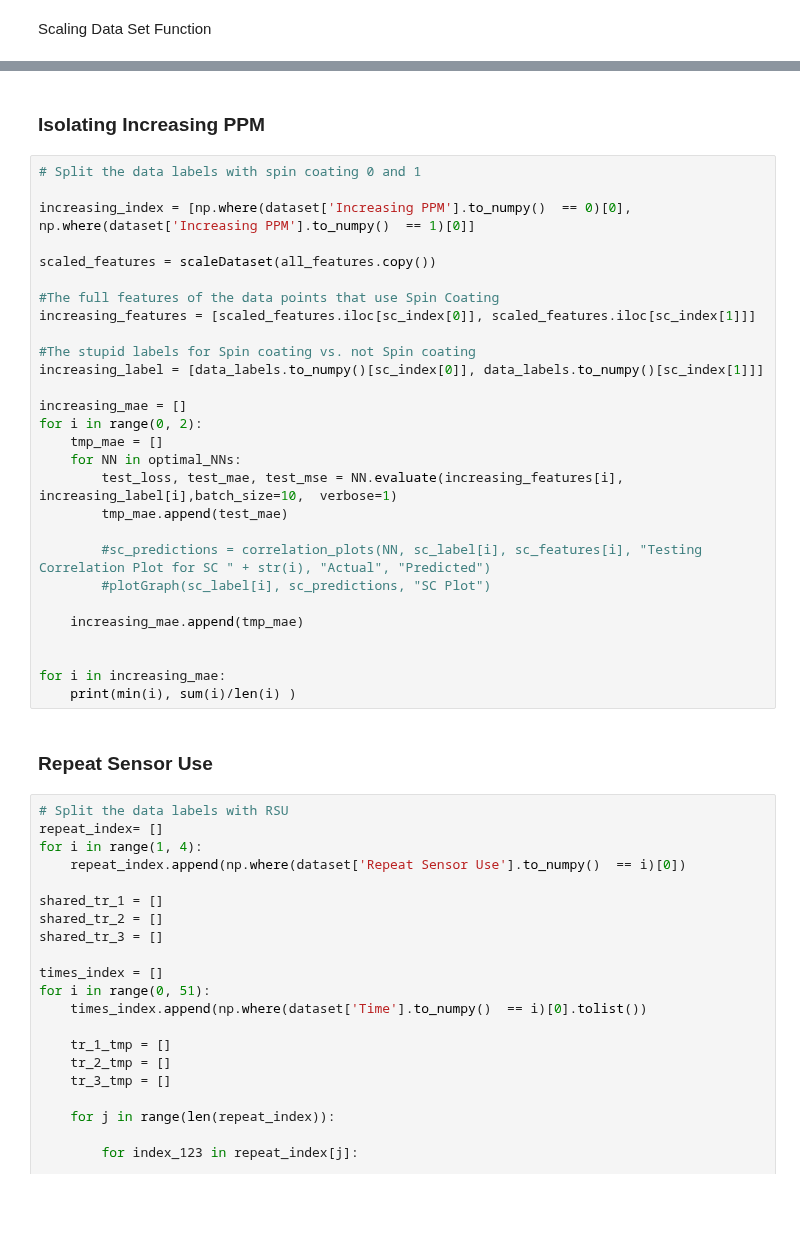
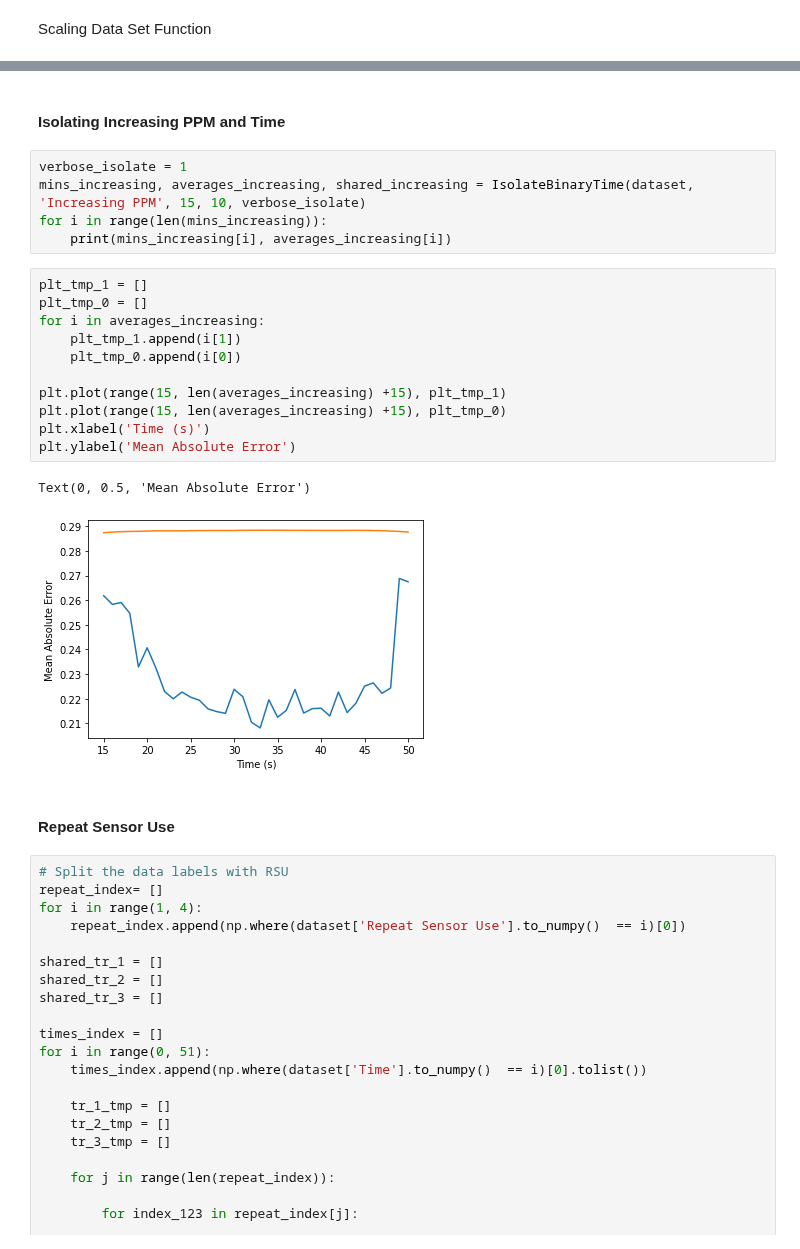
Before and after one commit to siddij3/Machine_Learning_for_Asparagine_GO_FCl, a Jupyter notebook: Asparagine Keras.ipynb, the cells around one changed output, grey strips where cells are left out. Saved outputs shown, nothing was run; the diff lists cells and outputs as text; blank space fills up the shorter version.

```diff
--- a/Asparagine Keras.ipynb
+++ b/Asparagine Keras.ipynb
@@ -401,35 +451,26 @@ for j in range(0, len(shared_mae)):
 # %% [markdown]
-### Isolating Increasing PPM
+#### Isolating Increasing PPM and Time
 # %%
-# Split the data labels with spin coating 0 and 1
-
-increasing_index = [np.where(dataset['Increasing PPM'].to_numpy()  == 0)[0], np.where(dataset['Increasing PPM'].to_numpy()  == 1)[0]]
-
-scaled_features = scaleDataset(all_features.copy())
-
-#The full features of the data points that use Spin Coating
-increasing_features = [scaled_features.iloc[sc_index[0]], scaled_features.iloc[sc_index[1]]]
-
-#The stupid labels for Spin coating vs. not Spin coating
-increasing_label = [data_labels.to_numpy()[sc_index[0]], data_labels.to_numpy()[sc_index[1]]]
-
-increasing_mae = []
-for i in range(0, 2):
-    tmp_mae = []
-    for NN in optimal_NNs:
-        test_loss, test_mae, test_mse = NN.evaluate(increasing_features[i], increasing_label[i],batch_size=10,  verbose=1)
-        tmp_mae.append(test_mae)
-
-        #sc_predictions = correlation_plots(NN, sc_label[i], sc_features[i], "Testing Correlation Plot for SC " + str(i), "Actual", "Predicted")
-        #plotGraph(sc_label[i], sc_predictions, "SC Plot")
-
-    increasing_mae.append(tmp_mae)
-
-
-for i in increasing_mae:
-    print(min(i), sum(i)/len(i) )
+verbose_isolate = 1
+mins_increasing, averages_increasing, shared_increasing = IsolateBinaryTime(dataset, 'Increasing PPM', 15, 10, verbose_isolate)
+for i in range(len(mins_increasing)):
+    print(mins_increasing[i], averages_increasing[i])
+# %%
+plt_tmp_1 = []
+plt_tmp_0 = []
+for i in averages_increasing:
+    plt_tmp_1.append(i[1])
+    plt_tmp_0.append(i[0])
+
+plt.plot(range(15, len(averages_increasing) +15), plt_tmp_1)
+plt.plot(range(15, len(averages_increasing) +15), plt_tmp_0)
+plt.xlabel('Time (s)')
+plt.ylabel('Mean Absolute Error')
+# %% [output]
+Text(0, 0.5, 'Mean Absolute Error')
+[figure, added]
 # %% [markdown]
-### Repeat Sensor Use
+#### Repeat Sensor Use
 # %%
 # Split the data labels with RSU
 repeat_index= []
```
Also changed, not shown: parts of 22 cells of this notebook.
